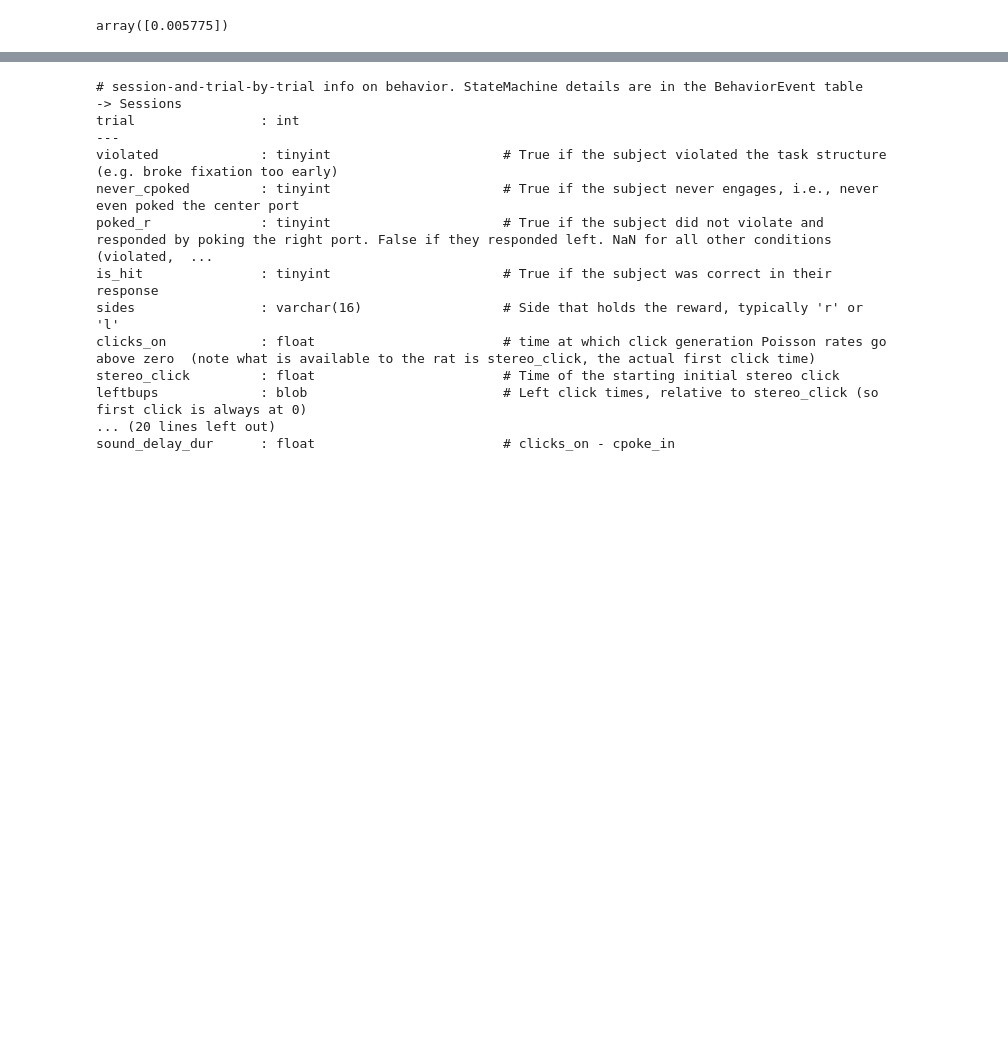
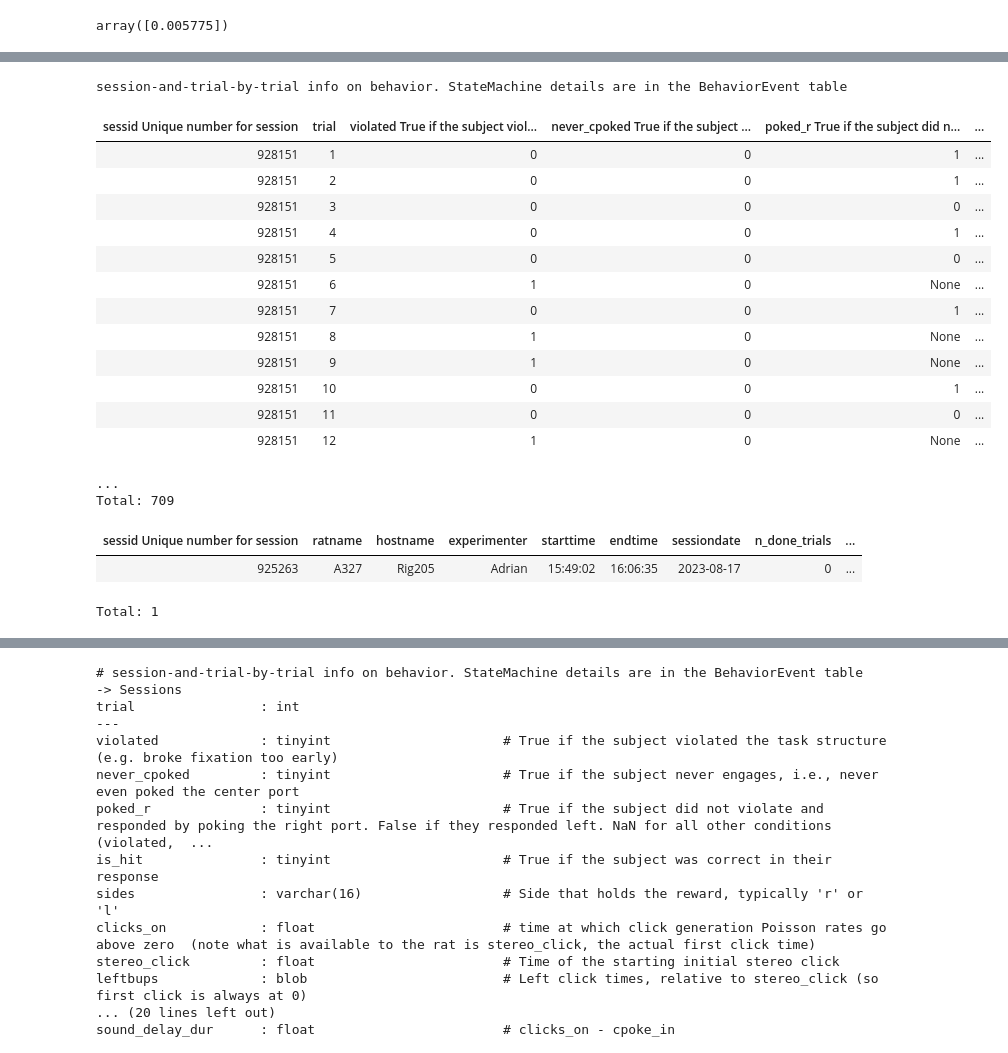
Before and after one commit to Brody-Lab/bl_pipeline_python, a Jupyter notebook: carlos/matlab_notebook.ipynb, the cells around one changed output, grey strips where cells are left out. Cells and saved outputs as stored; diff of their text form; code cells hidden in the pictures; blank space fills up the shorter version.

```diff
--- a/carlos/matlab_notebook.ipynb
+++ b/carlos/matlab_notebook.ipynb
@@ -327,0 +362,26 @@ Getting Trials structure from Matlab/bdata...
+# %%
+# insert_behavior_trial(928151, replace=True, skip_duplicates=False)
+BehaviorTrials() & "sessid=928151"
+# %% [output]
+session-and-trial-by-trial info on behavior. StateMachine details are in the BehaviorEvent table
+| sessid Unique number for session | trial | violated True if the subject viol... | never_cpoked True if the subject ... | poked_r True if the subject did n... | ... |
+| 928151 | 1 | 0 | 0 | 1 | ... |
+| 928151 | 2 | 0 | 0 | 1 | ... |
+| 928151 | 3 | 0 | 0 | 0 | ... |
+| 928151 | 4 | 0 | 0 | 1 | ... |
+| 928151 | 5 | 0 | 0 | 0 | ... |
+| 928151 | 6 | 1 | 0 | None | ... |
+| 928151 | 7 | 0 | 0 | 1 | ... |
+| 928151 | 8 | 1 | 0 | None | ... |
+| 928151 | 9 | 1 | 0 | None | ... |
+| 928151 | 10 | 0 | 0 | 1 | ... |
+| 928151 | 11 | 0 | 0 | 0 | ... |
+| 928151 | 12 | 1 | 0 | None | ... |
+...
+Total: 709
+# %%
+BehaviorTrials() & "sessid=924421"  # This one had an error, prob needs to be dropped! At least examined.
+# %% [output]
+| sessid Unique number for session | ratname | hostname | experimenter | starttime | endtime | sessiondate | n_done_trials | ... |
+| 925263 | A327 | Rig205 | Adrian | 15:49:02 | 16:06:35 | 2023-08-17 | 0 | ... |
+Total: 1
```
Also changed, not shown: parts of 13 cells of this notebook.
